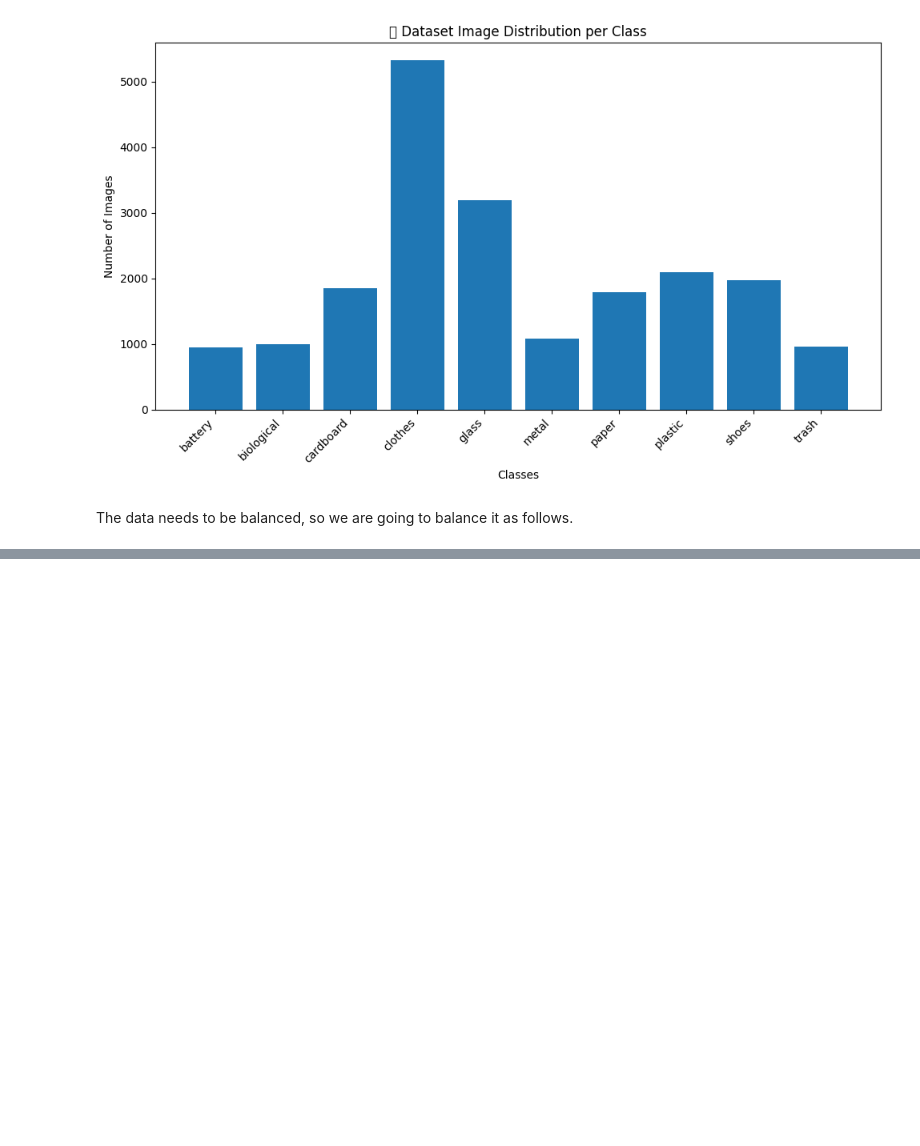
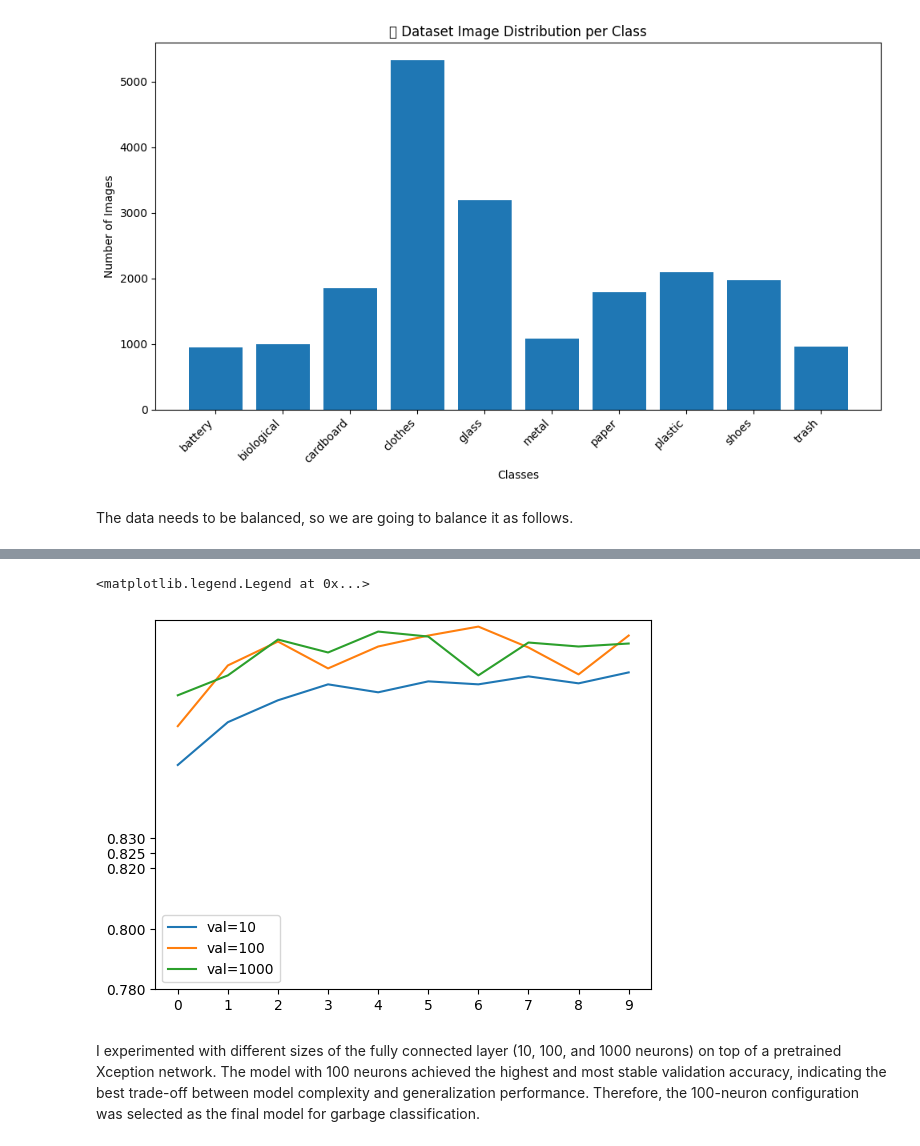
Before and after one commit to YohanaTeweldemedhin/Garbage_Classification, a Jupyter notebook: notebook.ipynb, the cells around one changed output, grey strips where cells are left out. Cells and saved outputs as stored; diff of their text form; code cells hidden in the pictures; blank space fills up the shorter version.

```diff
--- a/notebook.ipynb
+++ b/notebook.ipynb
@@ -227,0 +468,19 @@ print("✅ DONE! Dataset successfully split into Train / Val / Test.")
+# %%
+chechpoint = keras.callbacks.ModelCheckpoint(
+    'xception_v1_{epoch:02d}_{val_accuracy:.3f}.h5',
+    save_best_only=True,
+    monitor='val_accuracy',
+    mode='max'
+
+)
+# %%
+learning_rate = 0.001
+
+model = make_model(learning_rate=learning_rate)
+
+history = model.fit(
+    train_ds,
+    epochs=10,
+    validation_data=val_ds,
+    callbacks=[chechpoint]
+)
@@ -227,0 +552,15 @@ print("✅ DONE! Dataset successfully split into Train / Val / Test.")
+# %%
+learning_rate = 0.001
+
+scores = {}
+
+for size in [10, 100, 1000]:
+    print(size)
+
+    model = make_model(learning_rate=learning_rate, size_inner=size)
+    history = model.fit(train_ds, epochs=10, validation_data=val_ds)
+    scores[size] = history.history
+
+
+    print()
+    print()
@@ -227,0 +585,12 @@ print("✅ DONE! Dataset successfully split into Train / Val / Test.")
+# %%
+for size, hist in scores.items():
+    plt.plot(hist['val_accuracy'], label=('val=%s' % size))
+
+plt.xticks(np.arange(10))
+plt.yticks([0.78, 0.80, 0.82, 0.825, 0.83])
+plt.legend()
+# %% [output]
+<matplotlib.legend.Legend at 0x...>
+[figure, added]
+# %% [markdown]
+I experimented with different sizes of the fully connected layer (10, 100, and 1000 neurons) on top of a pretrained Xception network. The model with 100 neurons achieved the highest and most stable validation accuracy, indicating the best trade-off between model complexity and generalization performance. Therefore, the 100-neuron configuration was selected as the final model for garbage classification.
```
Also changed, not shown: parts of 23 cells of this notebook, 1 other file.
